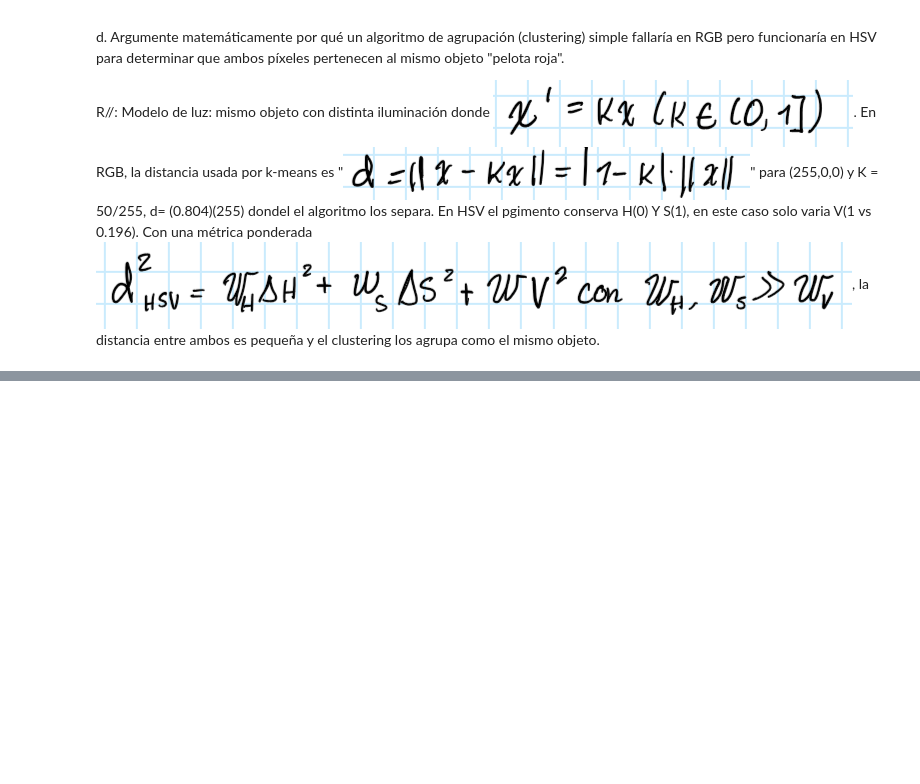
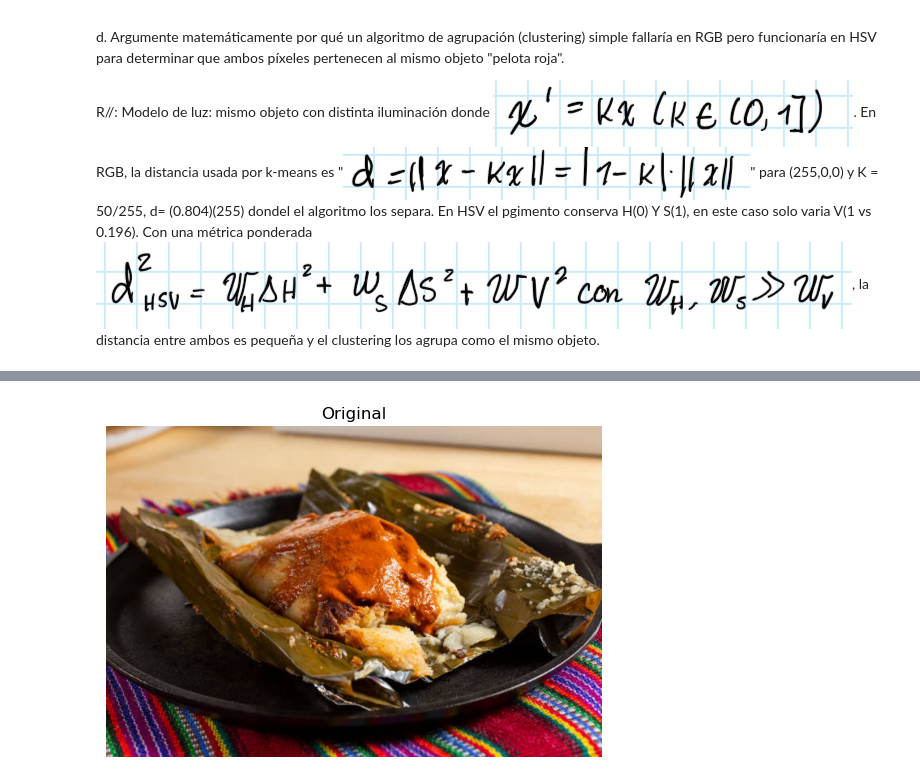
Before and after one commit to BrandonReyes0609/VP-H1, a Jupyter notebook: main.ipynb, the cells around one changed output, grey strips where cells are left out. Drawn from its saved outputs; the diff is of its cells as text; code cells hidden in the pictures; blank space fills up the shorter version.

```diff
--- a/main.ipynb
+++ b/main.ipynb
@@ -65,0 +75,11 @@ Considere cada uno de los siguientes escenarios y responda según corresponda:
+# %%
+import numpy as np
+import matplotlib.pyplot as plt
+from PIL import Image
+import matplotlib.colors as mcolors
+
+img = Image.open("tamalito.jpg").convert("RGB")
+img_np = np.array(img)
+plt.figure(); plt.imshow(img_np); plt.title("Original"); plt.axis("off"); plt.show()
+# %% [output]
+[figure, added]
```
Also changed, not shown: parts of 11 cells of this notebook, 2 other files.
